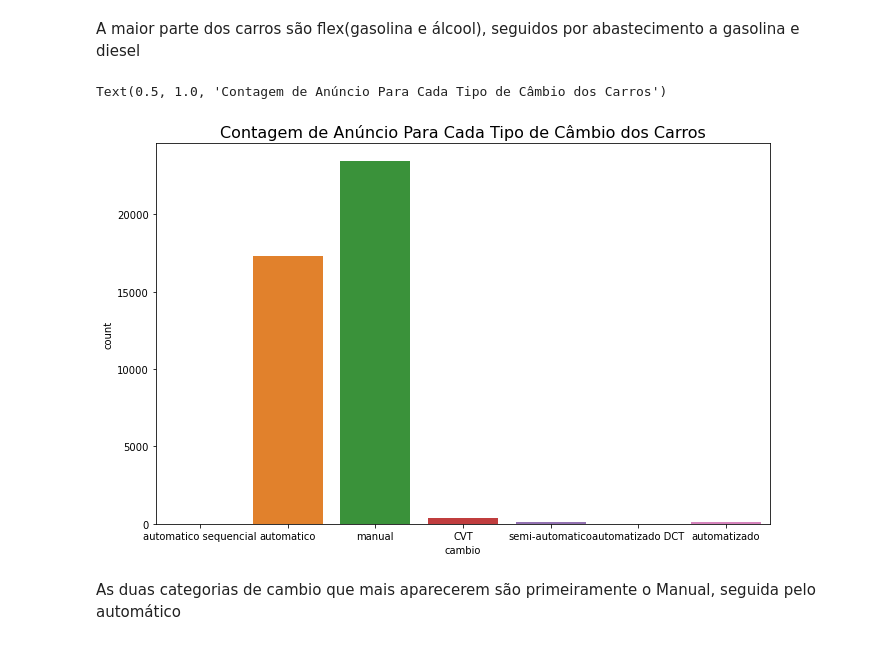
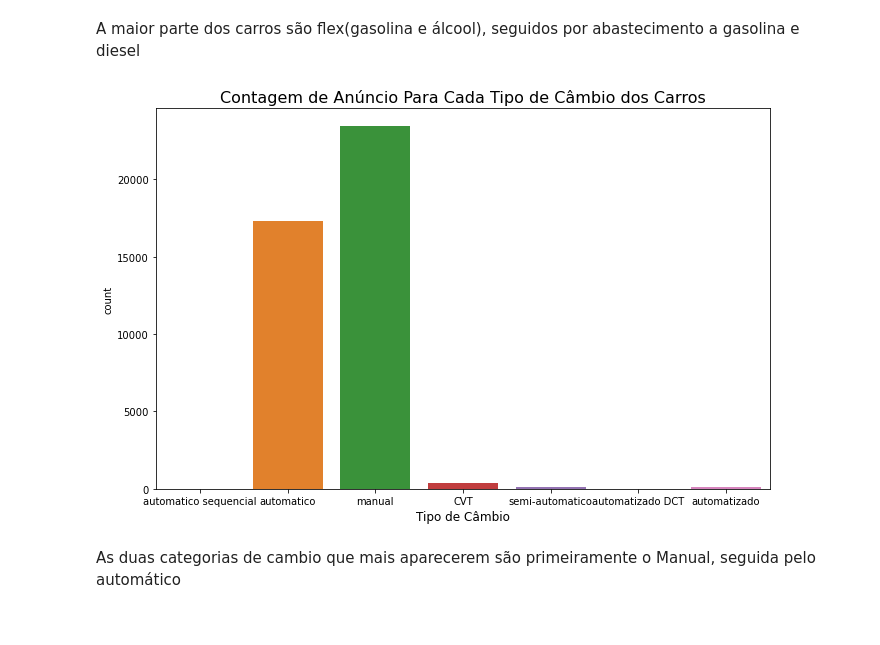
Before and after one commit to rafajovelho/Case1, a Jupyter notebook: Case-GCBInvestimentosipynb.ipynb, the cells around one changed output. Cells and saved outputs as stored; diff of their text form; code cells hidden in the pictures.

```diff
--- a/Case-GCBInvestimentosipynb.ipynb
+++ b/Case-GCBInvestimentosipynb.ipynb
@@ -346,12 +361,13 @@ A maior parte dos carros são flex(gasolina e álcool), seguidos por abastecimen
 # %%
 # Visualização da quantidade de anúncio pra cada tipo de câmbio.
 plt.figure(figsize = (11,7))
 
 sns.countplot(x = df.cambio)
 plt.title('Contagem de Anúncio Para Cada Tipo de Câmbio dos Carros', fontdict={'fontsize':16})
+plt.xlabel('Tipo de Câmbio', fontdict = {'fontsize': 12})
+plt.show()
 # %% [output]
-Text(0.5, 1.0, 'Contagem de Anúncio Para Cada Tipo de Câmbio dos Carros')
-[figure, old version]
+[figure, new version]
 # %% [markdown]
 As duas categorias de cambio que mais aparecerem são primeiramente o Manual, seguida pelo automático
 # %%
```
Also changed, not shown: parts of 20 cells of this notebook.
